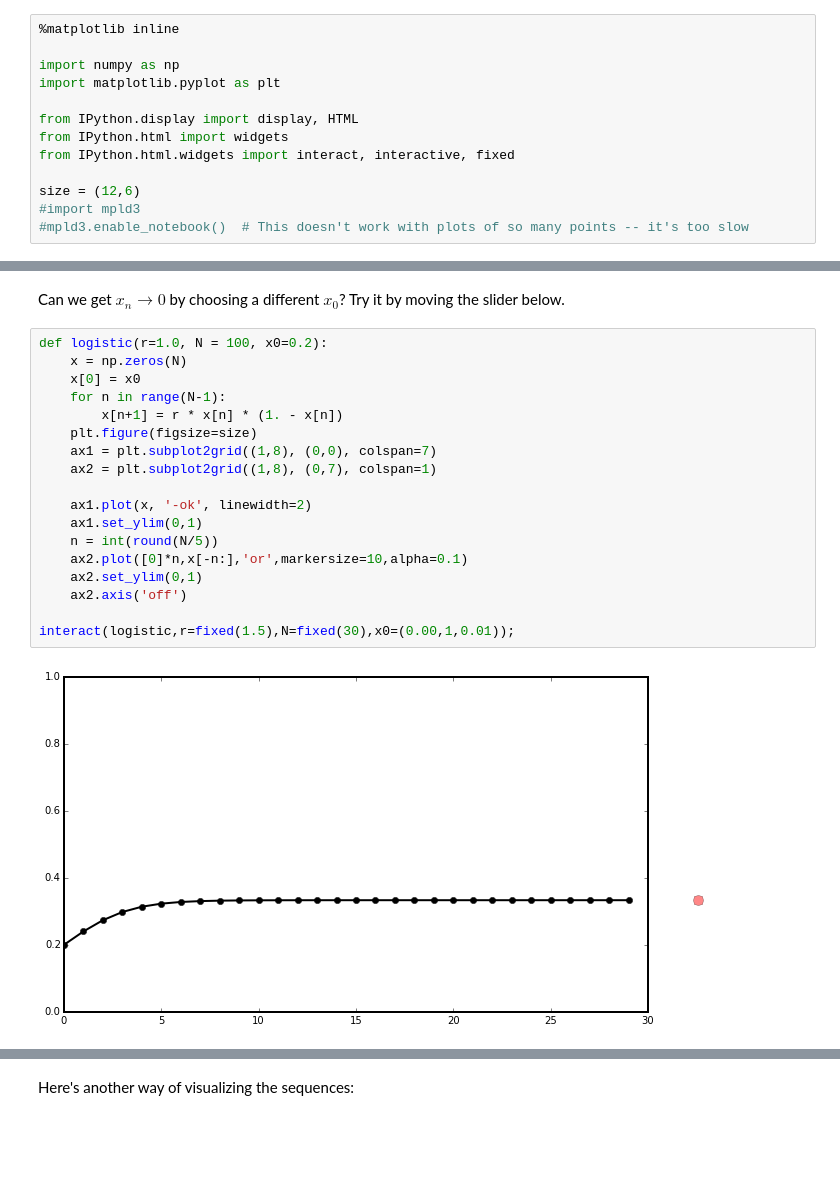
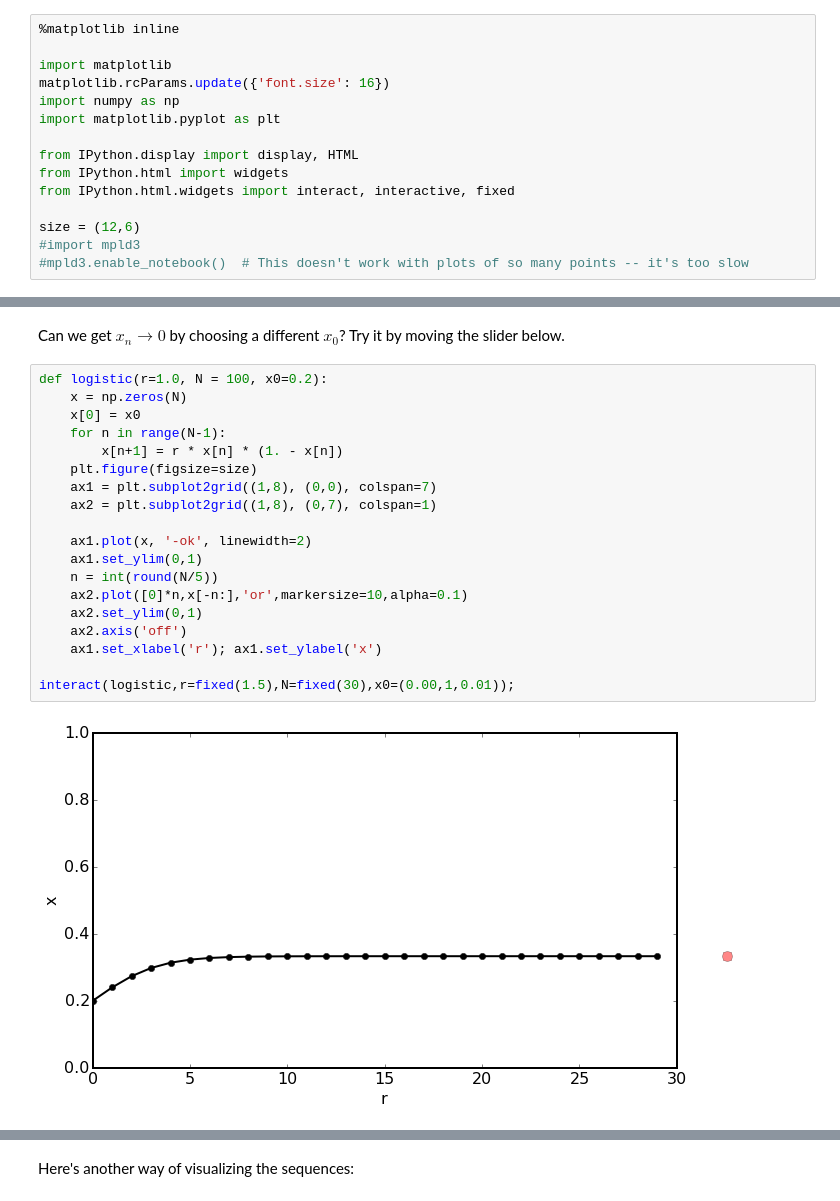
Before and after one commit to ketch/SRSI, a Jupyter notebook: logistic.ipynb, the cells around one changed output, grey strips where cells are left out. Cells and saved outputs as stored; diff of their text form; blank space fills up the shorter version.

```diff
--- a/logistic.ipynb
+++ b/logistic.ipynb
@@ -32,6 +36,8 @@ We will avoid case #3 by taking $0<x_0<1$ and $0<r<4$ (*why does this ensure tha
 # %%
 %matplotlib inline
 
+import matplotlib
+matplotlib.rcParams.update({'font.size': 16})
 import numpy as np
 import matplotlib.pyplot as plt
 
@@ -126,23 +133,24 @@ Can we get $x_n \to 0$ by choosing a different $x_0$?  Try it by moving the slid
 # %%
 def logistic(r=1.0, N = 100, x0=0.2):
     x = np.zeros(N)
     x[0] = x0
     for n in range(N-1):
         x[n+1] = r * x[n] * (1. - x[n])
     plt.figure(figsize=size)
     ax1 = plt.subplot2grid((1,8), (0,0), colspan=7)
     ax2 = plt.subplot2grid((1,8), (0,7), colspan=1)
 
     ax1.plot(x, '-ok', linewidth=2)
     ax1.set_ylim(0,1)
     n = int(round(N/5))
     ax2.plot([0]*n,x[-n:],'or',markersize=10,alpha=0.1)
     ax2.set_ylim(0,1)
     ax2.axis('off')
+    ax1.set_xlabel('r'); ax1.set_ylabel('x')
 
 interact(logistic,r=fixed(1.5),N=fixed(30),x0=(0.00,1,0.01));
 # %% [output]
-[figure, old version]
+[figure, new version]
 # %% [markdown]
 No; any $x_0$ in $(0,1)$ will give a sequence approaching $1/3$.  We say that
 $0$ is an unstable equilibrium, while $1/3$ is a stable equilibrium.
```
Also changed, not shown: parts of 22 cells of this notebook, 1 other file.
